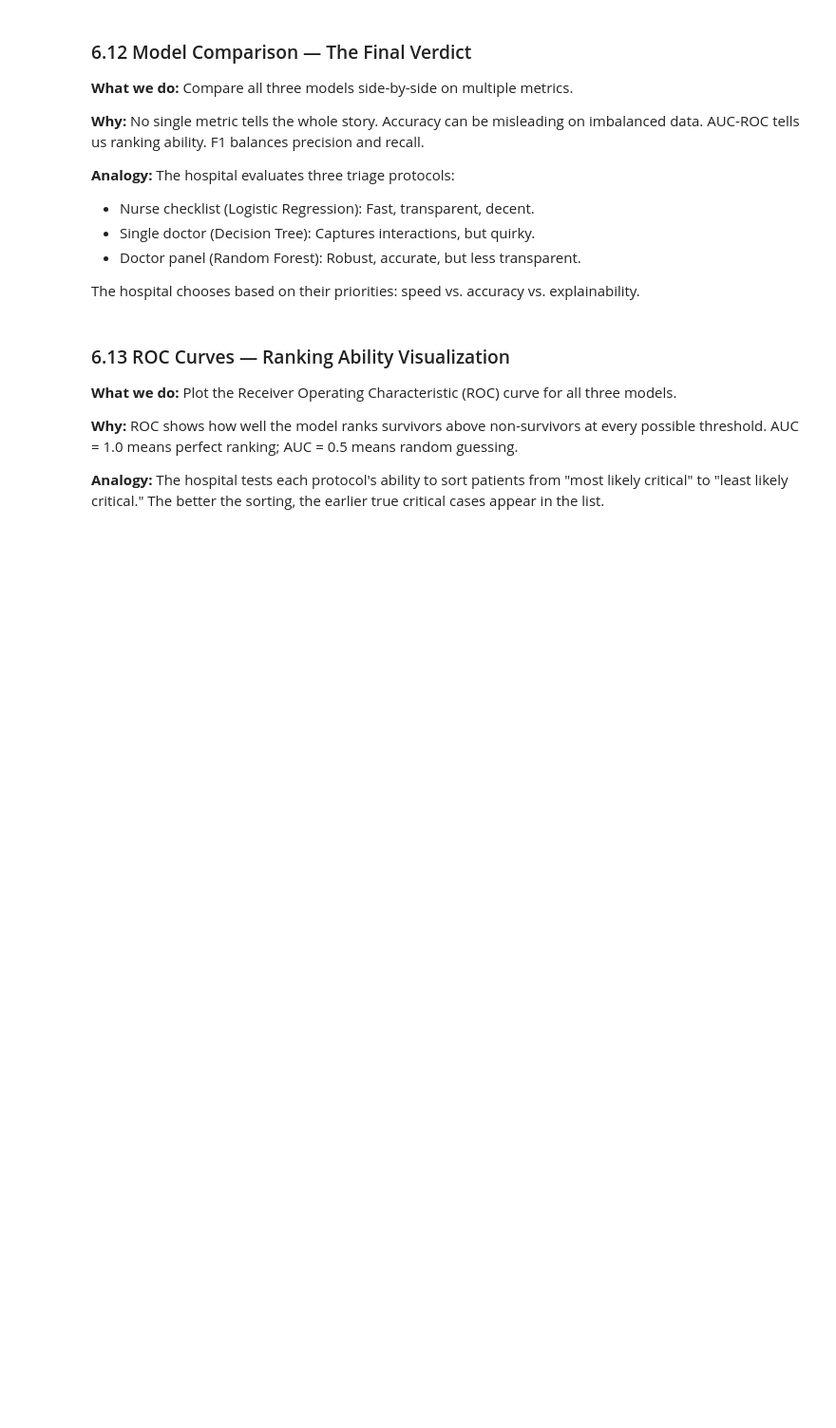
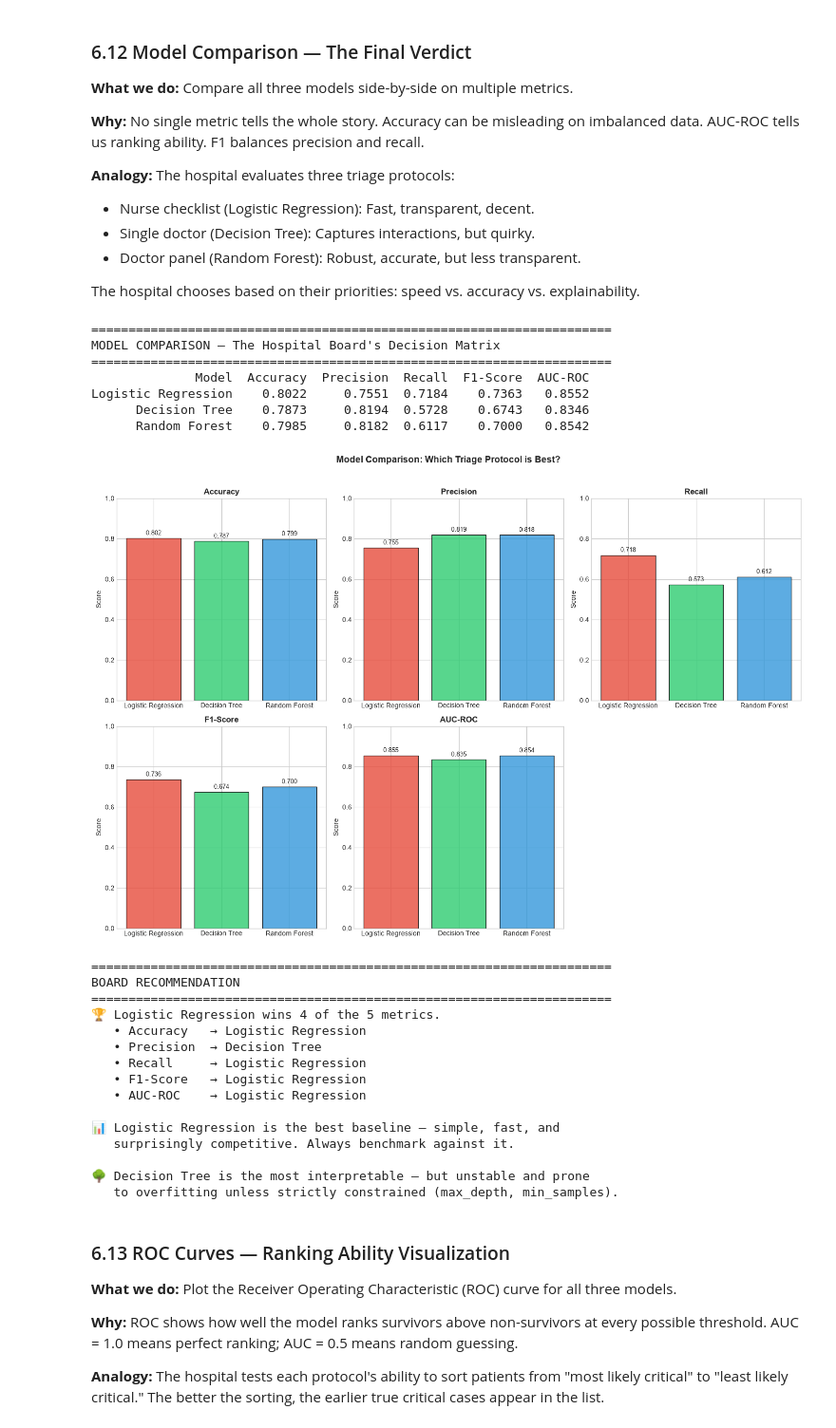
Before and after one commit to salmansrizon/interview-Prep-Case-Study, a Jupyter notebook: Job Ready AI Bootcamp/week 5/Class 2 Lecture/Class10_Notebook_Supervised_Learning_Classification.ipynb, the cells around one changed output. Shown at 95% size. Saved outputs shown, nothing was run; the diff lists cells and outputs as text; code cells hidden in the pictures; blank space fills up the shorter version.

```diff
--- a/Job Ready AI Bootcamp/week 5/Class 2 Lecture/Class10_Notebook_Supervised_Learning_Classification.ipynb
+++ b/Job Ready AI Bootcamp/week 5/Class 2 Lecture/Class10_Notebook_Supervised_Learning_Classification.ipynb
@@ -923,41 +1103,68 @@ print("=" * 70)
 print(comparison.round(4).to_string(index=False))
 
 # Visual comparison
 fig, axes = plt.subplots(2, 3, figsize=(15, 10))
 metrics = ['Accuracy', 'Precision', 'Recall', 'F1-Score', 'AUC-ROC']
 colors = ['#e74c3c', '#2ecc71', '#3498db']
 
 for idx, metric in enumerate(metrics):
     ax = axes[idx // 3, idx % 3]
     bars = ax.bar(comparison['Model'], comparison[metric], color=colors, alpha=0.8, edgecolor='black')
     ax.set_ylim(0, 1.0)
     ax.set_title(metric, fontsize=12, fontweight='bold')
     ax.set_ylabel('Score')
     # Add value labels on bars
     for bar in bars:
         height = bar.get_height()
         ax.text(bar.get_x() + bar.get_width()/2., height + 0.01,
                 f'{height:.3f}', ha='center', va='bottom', fontsize=9)
 
 # Remove empty subplot
 axes[1, 2].axis('off')
 
 plt.suptitle('Model Comparison: Which Triage Protocol is Best?', fontsize=14, fontweight='bold', y=1.02)
 plt.tight_layout()
 plt.show()
 
-print("
-" + "=" * 70)
+print("\n" + "=" * 70)
 print("BOARD RECOMMENDATION")
 print("=" * 70)
-print("🏆 Random Forest wins on most metrics — the panel's collective wisdom")
-print("   outperforms both the nurse's checklist and the single doctor.")
-print("
-📊 Logistic Regression is the best baseline — simple, fast, and")
+# Read the winner off the table instead of asserting one — the table is the truth.
+metrics = ['Accuracy', 'Precision', 'Recall', 'F1-Score', 'AUC-ROC']
+wins = comparison.set_index('Model')[metrics].idxmax()
+champion = wins.value_counts().idxmax()
+
+print(f"🏆 {champion} wins {(wins == champion).sum()} of the {len(metrics)} metrics.")
+for metric, winner in wins.items():
+    print(f"   • {metric:<10} → {winner}")
+print("\n📊 Logistic Regression is the best baseline — simple, fast, and")
 print("   surprisingly competitive. Always benchmark against it.")
-print("
-🌳 Decision Tree is the most interpretable — but unstable and prone")
+print("\n🌳 Decision Tree is the most interpretable — but unstable and prone")
 print("   to overfitting unless strictly constrained (max_depth, min_samples).")
+# %% [output]
+======================================================================
+MODEL COMPARISON — The Hospital Board's Decision Matrix
+======================================================================
+              Model  Accuracy  Precision  Recall  F1-Score  AUC-ROC
+Logistic Regression    0.8022     0.7551  0.7184    0.7363   0.8552
+      Decision Tree    0.7873     0.8194  0.5728    0.6743   0.8346
+      Random Forest    0.7985     0.8182  0.6117    0.7000   0.8542
+[figure, added]
+======================================================================
+BOARD RECOMMENDATION
+======================================================================
+🏆 Logistic Regression wins 4 of the 5 metrics.
+   • Accuracy   → Logistic Regression
+   • Precision  → Decision Tree
+   • Recall     → Logistic Regression
+   • F1-Score   → Logistic Regression
+   • AUC-ROC    → Logistic Regression
+
+📊 Logistic Regression is the best baseline — simple, fast, and
+   surprisingly competitive. Always benchmark against it.
+
+🌳 Decision Tree is the most interpretable — but unstable and prone
+   to overfitting unless strictly constrained (max_depth, min_samples).
 # %% [markdown]
 ### 6.13 ROC Curves — Ranking Ability Visualization
 
```
Also changed, not shown: parts of 14 cells of this notebook, 21 other files.
